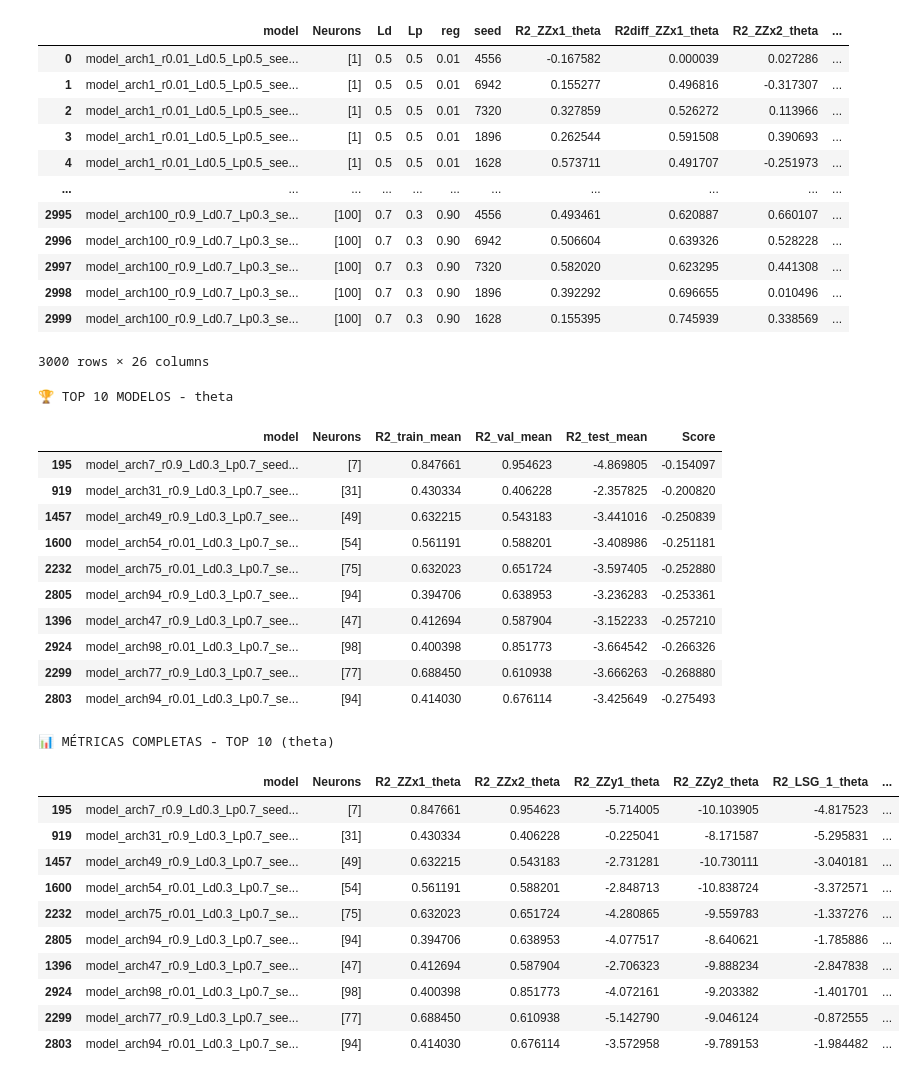
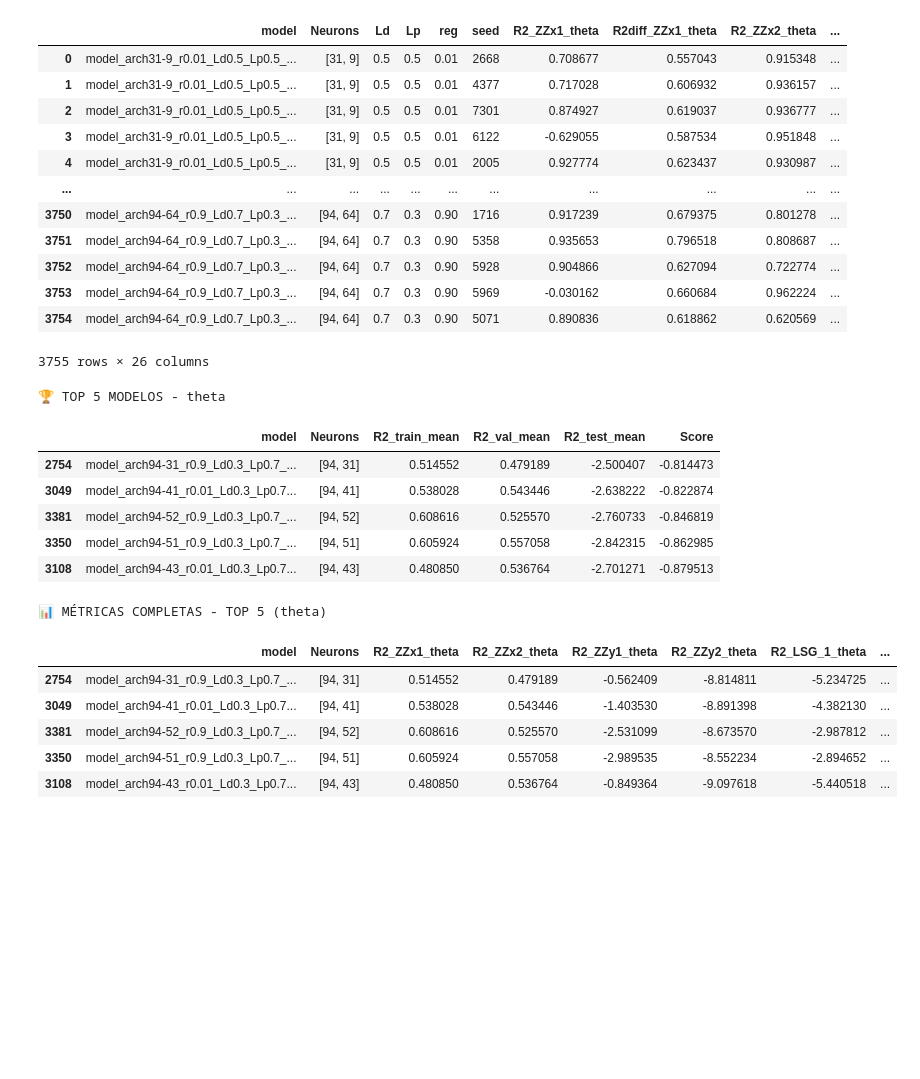
Before and after one commit to sarahmss/Ic-2026.2, a Jupyter notebook: 00-TrainRnns/tau-12/Theta/Analise.ipynb, the cells around one changed output. Saved outputs shown, nothing was run; the diff lists cells and outputs as text; code cells hidden in the pictures; blank space fills up the shorter version.

```diff
--- a/00-TrainRnns/tau-12/Theta/Analise.ipynb
+++ b/00-TrainRnns/tau-12/Theta/Analise.ipynb
@@ -5,30 +5,30 @@ import numpy as np
 TARGETS = ["theta"]
 # %%
 results_1l = pd.read_excel("resultados-1l.xlsx")
-# results_2l = pd.read_excel("resultados-2l.xlsx")
+results_2l = pd.read_excel("resultados-2l.xlsx")
 # results_3l = pd.read_excel("resultados-3l.xlsx")
 
-# results = pd.concat(
-    # [results_1l, results_2l, results_3l],
-    # ignore_index=True
-# )
-results = results_1l
+results = pd.concat(
+    [results_1l, results_2l],
+    ignore_index=True
+)
+results = results_2l
 # %%
 results
 # %% [output]
 |  | model | Neurons | Ld | Lp | reg | seed | R2_ZZx1_theta | R2diff_ZZx1_theta | R2_ZZx2_theta | ... |
-| 0 | model_arch1_r0.01_Ld0.5_Lp0.5_see... | [1] | 0.5 | 0.5 | 0.01 | 4556 | -0.167582 | 0.000039 | 0.027286 | ... |
-| 1 | model_arch1_r0.01_Ld0.5_Lp0.5_see... | [1] | 0.5 | 0.5 | 0.01 | 6942 | 0.155277 | 0.496816 | -0.317307 | ... |
-| 2 | model_arch1_r0.01_Ld0.5_Lp0.5_see... | [1] | 0.5 | 0.5 | 0.01 | 7320 | 0.327859 | 0.526272 | 0.113966 | ... |
-| 3 | model_arch1_r0.01_Ld0.5_Lp0.5_see... | [1] | 0.5 | 0.5 | 0.01 | 1896 | 0.262544 | 0.591508 | 0.390693 | ... |
-| 4 | model_arch1_r0.01_Ld0.5_Lp0.5_see... | [1] | 0.5 | 0.5 | 0.01 | 1628 | 0.573711 | 0.491707 | -0.251973 | ... |
+| 0 | model_arch31-9_r0.01_Ld0.5_Lp0.5_... | [31, 9] | 0.5 | 0.5 | 0.01 | 2668 | 0.708677 | 0.557043 | 0.915348 | ... |
+| 1 | model_arch31-9_r0.01_Ld0.5_Lp0.5_... | [31, 9] | 0.5 | 0.5 | 0.01 | 4377 | 0.717028 | 0.606932 | 0.936157 | ... |
+| 2 | model_arch31-9_r0.01_Ld0.5_Lp0.5_... | [31, 9] | 0.5 | 0.5 | 0.01 | 7301 | 0.874927 | 0.619037 | 0.936777 | ... |
+| 3 | model_arch31-9_r0.01_Ld0.5_Lp0.5_... | [31, 9] | 0.5 | 0.5 | 0.01 | 6122 | -0.629055 | 0.587534 | 0.951848 | ... |
+| 4 | model_arch31-9_r0.01_Ld0.5_Lp0.5_... | [31, 9] | 0.5 | 0.5 | 0.01 | 2005 | 0.927774 | 0.623437 | 0.930987 | ... |
 | ... | ... | ... | ... | ... | ... | ... | ... | ... | ... | ... |
-| 2995 | model_arch100_r0.9_Ld0.7_Lp0.3_se... | [100] | 0.7 | 0.3 | 0.90 | 4556 | 0.493461 | 0.620887 | 0.660107 | ... |
-| 2996 | model_arch100_r0.9_Ld0.7_Lp0.3_se... | [100] | 0.7 | 0.3 | 0.90 | 6942 | 0.506604 | 0.639326 | 0.528228 | ... |
-| 2997 | model_arch100_r0.9_Ld0.7_Lp0.3_se... | [100] | 0.7 | 0.3 | 0.90 | 7320 | 0.582020 | 0.623295 | 0.441308 | ... |
-| 2998 | model_arch100_r0.9_Ld0.7_Lp0.3_se... | [100] | 0.7 | 0.3 | 0.90 | 1896 | 0.392292 | 0.696655 | 0.010496 | ... |
-| 2999 | model_arch100_r0.9_Ld0.7_Lp0.3_se... | [100] | 0.7 | 0.3 | 0.90 | 1628 | 0.155395 | 0.745939 | 0.338569 | ... |
+| 3750 | model_arch94-64_r0.9_Ld0.7_Lp0.3_... | [94, 64] | 0.7 | 0.3 | 0.90 | 1716 | 0.917239 | 0.679375 | 0.801278 | ... |
+| 3751 | model_arch94-64_r0.9_Ld0.7_Lp0.3_... | [94, 64] | 0.7 | 0.3 | 0.90 | 5358 | 0.935653 | 0.796518 | 0.808687 | ... |
+| 3752 | model_arch94-64_r0.9_Ld0.7_Lp0.3_... | [94, 64] | 0.7 | 0.3 | 0.90 | 5928 | 0.904866 | 0.627094 | 0.722774 | ... |
+| 3753 | model_arch94-64_r0.9_Ld0.7_Lp0.3_... | [94, 64] | 0.7 | 0.3 | 0.90 | 5969 | -0.030162 | 0.660684 | 0.962224 | ... |
+| 3754 | model_arch94-64_r0.9_Ld0.7_Lp0.3_... | [94, 64] | 0.7 | 0.3 | 0.90 | 5071 | 0.890836 | 0.618862 | 0.620569 | ... |
-3000 rows × 26 columns
+3755 rows × 26 columns
 # %%
 # 🔹 categorização dos sets (baseada nos comentários originais)
 
@@ -50,11 +50,11 @@ def col_name(s, target):
     return f"R2_{s.replace('-', '_')}_{target}"
 
 best_models_tables = {}
-N = 10  # top modelos
+N = 5  # top modelos
 
-w_val = 0.4
-w_train = 0.4
-w_test = 0.1
+w_val = 0.33
+w_train = 0.33
+w_test = 0.33
 
 for target in TARGETS:
 
@@ -101,53 +101,43 @@ for target in TARGETS:
         w_test  * df["R2_test_mean"]
         - 0.1 * df["R2_std"]   # penaliza inconsistência
     )
 
     # =========================
     # 🔹 ORDENAÇÃO
     # =========================
     df_sorted = df.sort_values(by="Score", ascending=False)
     best_models_tables[target] = df_sorted
 
     # =========================
     # 🔹 TOP N RESUMO
     # =========================
     print(f"\n🏆 TOP {N} MODELOS - {target}")
     display(df_sorted[
         ["model", "Neurons", "R2_train_mean", "R2_val_mean", "R2_test_mean", "Score"]
     ].head(N))
 
     top_df = df_sorted.head(N).copy()
 
     final_cols = ["model", "Neurons"] + r2_all_cols + [
         "R2_train_mean", "R2_val_mean", "R2_test_mean", "Score"
     ]
     final_table = top_df[final_cols]
 
     print(f"\n📊 MÉTRICAS COMPLETAS - TOP {N} ({target})")
     display(final_table)
 # %% [output]
-🏆 TOP 10 MODELOS - theta
+🏆 TOP 5 MODELOS - theta
 |  | model | Neurons | R2_train_mean | R2_val_mean | R2_test_mean | Score |
-| 195 | model_arch7_r0.9_Ld0.3_Lp0.7_seed... | [7] | 0.847661 | 0.954623 | -4.869805 | -0.154097 |
-| 919 | model_arch31_r0.9_Ld0.3_Lp0.7_see... | [31] | 0.430334 | 0.406228 | -2.357825 | -0.200820 |
-| 1457 | model_arch49_r0.9_Ld0.3_Lp0.7_see... | [49] | 0.632215 | 0.543183 | -3.441016 | -0.250839 |
-| 1600 | model_arch54_r0.01_Ld0.3_Lp0.7_se... | [54] | 0.561191 | 0.588201 | -3.408986 | -0.251181 |
-| 2232 | model_arch75_r0.01_Ld0.3_Lp0.7_se... | [75] | 0.632023 | 0.651724 | -3.597405 | -0.252880 |
-| 2805 | model_arch94_r0.9_Ld0.3_Lp0.7_see... | [94] | 0.394706 | 0.638953 | -3.236283 | -0.253361 |
-| 1396 | model_arch47_r0.9_Ld0.3_Lp0.7_see... | [47] | 0.412694 | 0.587904 | -3.152233 | -0.257210 |
-| 2924 | model_arch98_r0.01_Ld0.3_Lp0.7_se... | [98] | 0.400398 | 0.851773 | -3.664542 | -0.266326 |
-| 2299 | model_arch77_r0.9_Ld0.3_Lp0.7_see... | [77] | 0.688450 | 0.610938 | -3.666263 | -0.268880 |
-| 2803 | model_arch94_r0.01_Ld0.3_Lp0.7_se... | [94] | 0.414030 | 0.676114 | -3.425649 | -0.275493 |
+| 2754 | model_arch94-31_r0.9_Ld0.3_Lp0.7_... | [94, 31] | 0.514552 | 0.479189 | -2.500407 | -0.814473 |
+| 3049 | model_arch94-41_r0.01_Ld0.3_Lp0.7... | [94, 41] | 0.538028 | 0.543446 | -2.638222 | -0.822874 |
+| 3381 | model_arch94-52_r0.9_Ld0.3_Lp0.7_... | [94, 52] | 0.608616 | 0.525570 | -2.760733 | -0.846819 |
+| 3350 | model_arch94-51_r0.9_Ld0.3_Lp0.7_... | [94, 51] | 0.605924 | 0.557058 | -2.842315 | -0.862985 |
+| 3108 | model_arch94-43_r0.01_Ld0.3_Lp0.7... | [94, 43] | 0.480850 | 0.536764 | -2.701271 | -0.879513 |
-📊 MÉTRICAS COMPLETAS - TOP 10 (theta)
+📊 MÉTRICAS COMPLETAS - TOP 5 (theta)
 |  | model | Neurons | R2_ZZx1_theta | R2_ZZx2_theta | R2_ZZy1_theta | R2_ZZy2_theta | R2_LSG_1_theta | ... |
-| 195 | model_arch7_r0.9_Ld0.3_Lp0.7_seed... | [7] | 0.847661 | 0.954623 | -5.714005 | -10.103905 | -4.817523 | ... |
-| 919 | model_arch31_r0.9_Ld0.3_Lp0.7_see... | [31] | 0.430334 | 0.406228 | -0.225041 | -8.171587 | -5.295831 | ... |
-| 1457 | model_arch49_r0.9_Ld0.3_Lp0.7_see... | [49] | 0.632215 | 0.543183 | -2.731281 | -10.730111 | -3.040181 | ... |
-| 1600 | model_arch54_r0.01_Ld0.3_Lp0.7_se... | [54] | 0.561191 | 0.588201 | -2.848713 | -10.838724 | -3.372571 | ... |
-| 2232 | model_arch75_r0.01_Ld0.3_Lp0.7_se... | [75] | 0.632023 | 0.651724 | -4.280865 | -9.559783 | -1.337276 | ... |
-| 2805 | model_arch94_r0.9_Ld0.3_Lp0.7_see... | [94] | 0.394706 | 0.638953 | -4.077517 | -8.640621 | -1.785886 | ... |
-| 1396 | model_arch47_r0.9_Ld0.3_Lp0.7_see... | [47] | 0.412694 | 0.587904 | -2.706323 | -9.888234 | -2.847838 | ... |
-| 2924 | model_arch98_r0.01_Ld0.3_Lp0.7_se... | [98] | 0.400398 | 0.851773 | -4.072161 | -9.203382 | -1.401701 | ... |
-| 2299 | model_arch77_r0.9_Ld0.3_Lp0.7_see... | [77] | 0.688450 | 0.610938 | -5.142790 | -9.046124 | -0.872555 | ... |
-| 2803 | model_arch94_r0.01_Ld0.3_Lp0.7_se... | [94] | 0.414030 | 0.676114 | -3.572958 | -9.789153 | -1.984482 | ... |
+| 2754 | model_arch94-31_r0.9_Ld0.3_Lp0.7_... | [94, 31] | 0.514552 | 0.479189 | -0.562409 | -8.814811 | -5.234725 | ... |
+| 3049 | model_arch94-41_r0.01_Ld0.3_Lp0.7... | [94, 41] | 0.538028 | 0.543446 | -1.403530 | -8.891398 | -4.382130 | ... |
+| 3381 | model_arch94-52_r0.9_Ld0.3_Lp0.7_... | [94, 52] | 0.608616 | 0.525570 | -2.531099 | -8.673570 | -2.987812 | ... |
+| 3350 | model_arch94-51_r0.9_Ld0.3_Lp0.7_... | [94, 51] | 0.605924 | 0.557058 | -2.989535 | -8.552234 | -2.894652 | ... |
+| 3108 | model_arch94-43_r0.01_Ld0.3_Lp0.7... | [94, 43] | 0.480850 | 0.536764 | -0.849364 | -9.097618 | -5.440518 | ... |
 # %%
```
Also changed, not shown: parts of 1 cell of this notebook, 47 other files.
